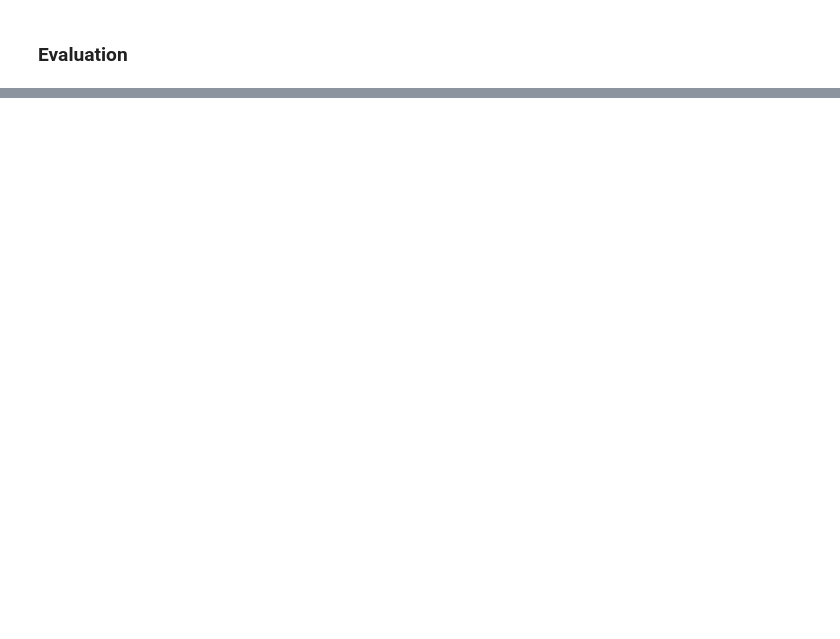
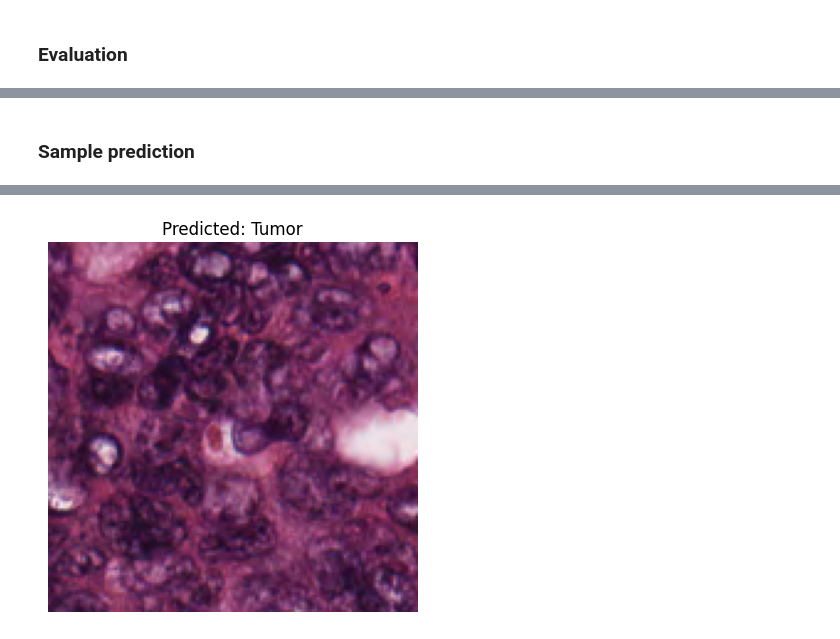
Before and after one commit to Yassinou1/Cancer-classifier, a Jupyter notebook: main.ipynb, the cells around one changed output, grey strips where cells are left out. Cells and saved outputs as stored; diff of their text form; code cells hidden in the pictures; blank space fills up the shorter version.

Commit message:
Added test prediction

```diff
--- a/main.ipynb
+++ b/main.ipynb
@@ -182,0 +171,23 @@ pyplot.show()
+# %% [markdown]
+### Sample prediction
+# %%
+class_names = ['Tumor', 'Stroma', 'Complex', 'Lympho', 'Debris', 'Mucosa', 'Adipose', 'Empty']
+
+img_path = "/content/Kather_texture_2016_image_tiles_5000/Kather_texture_2016_image_tiles_5000/01_TUMOR/10009_CRC-Prim-HE-03_009.tif_Row_301_Col_151.tif"
+
+#Load image
+img = image.load_img(img_path, target_size=(150, 150))
+img_array = image.img_to_array(img) / 255.0
+img_array = np.expand_dims(img_array, axis=0)
+
+#Predict
+pred = model.predict(img_array)
+pred_class = np.argmax(pred, axis=1)[0]
+pred_label = class_names[pred_class]
+
+#Plot
+plt.imshow(image.load_img(img_path))
+plt.axis("off")
+plt.title(f"Predicted: {pred_label}")
+plt.show()
+# %% [output]
@@ -182,0 +195 @@ pyplot.show()
+[figure, added]
```
Also changed, not shown: parts of 7 cells of this notebook.
